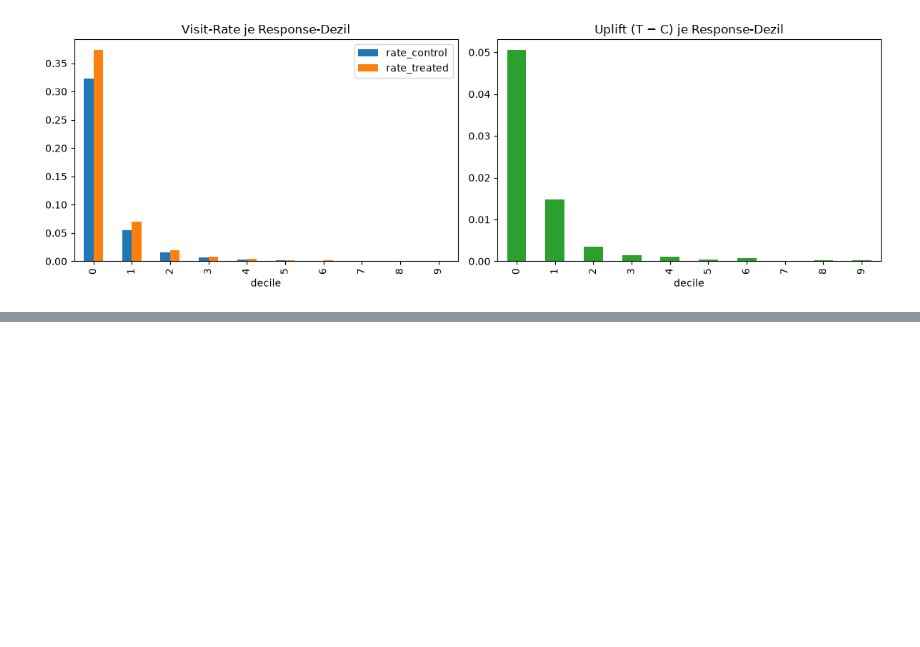
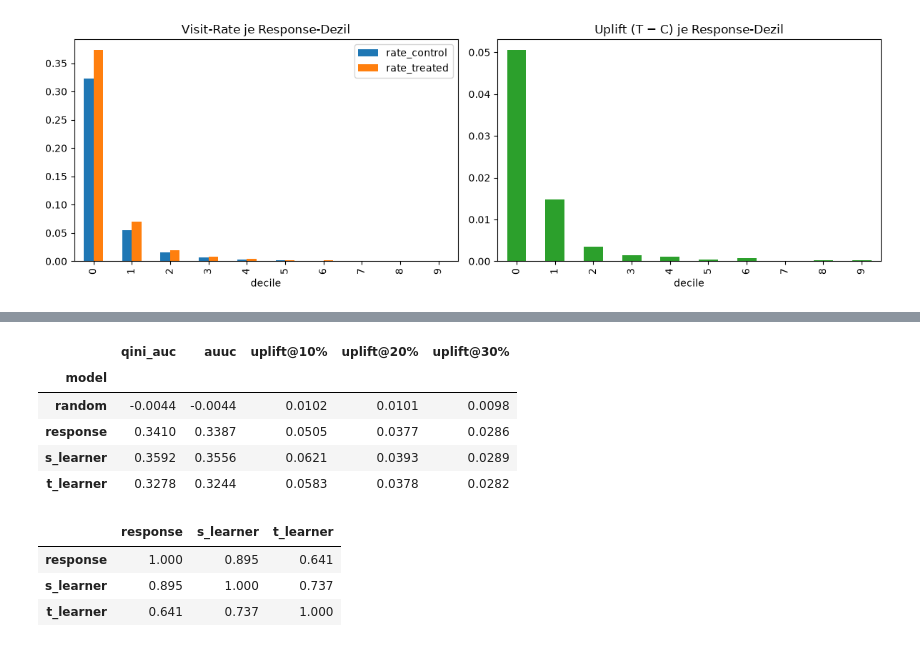
Before and after one commit to ZhengNetLab/uplift-modeling, a Jupyter notebook: notebooks/03_uplift_models.ipynb, the cells around one changed output, grey strips where cells are left out. Drawn from its saved outputs; the diff is of its cells as text; code cells hidden in the pictures; blank space fills up the shorter version.

```diff
--- a/notebooks/03_uplift_models.ipynb
+++ b/notebooks/03_uplift_models.ipynb
@@ -161,0 +216,16 @@ pd.DataFrame(results).to_csv("../reports/model_comparison.csv", index=False)
+# %%
+display(pd.DataFrame(results.values()).set_index("model").round(4))
+
+# Wie stark stimmen die Rangfolgen überein? (Spearman)
+display(preds[["response", "s_learner", "t_learner"]].corr(method="spearman").round(3))
+# %% [output]
+|  | qini_auc | auuc | uplift@10% | uplift@20% | uplift@30% |
+| model |  |  |  |  |  |
+| random | -0.0044 | -0.0044 | 0.0102 | 0.0101 | 0.0098 |
+| response | 0.3410 | 0.3387 | 0.0505 | 0.0377 | 0.0286 |
+| s_learner | 0.3592 | 0.3556 | 0.0621 | 0.0393 | 0.0289 |
+| t_learner | 0.3278 | 0.3244 | 0.0583 | 0.0378 | 0.0282 |
+|  | response | s_learner | t_learner |
+| response | 1.000 | 0.895 | 0.641 |
+| s_learner | 0.895 | 1.000 | 0.737 |
+| t_learner | 0.641 | 0.737 | 1.000 |
```
Also changed, not shown: parts of 9 cells of this notebook, 1 other file.
